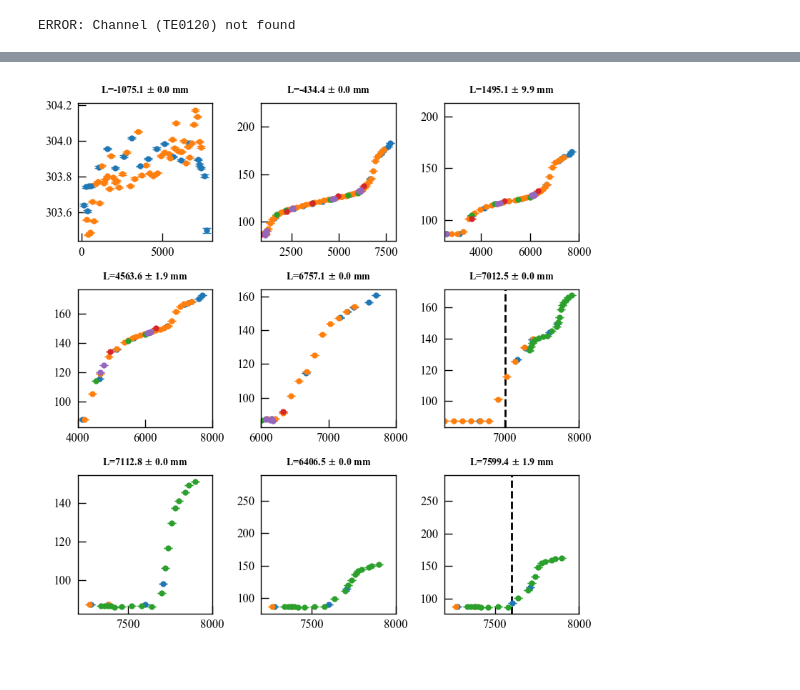
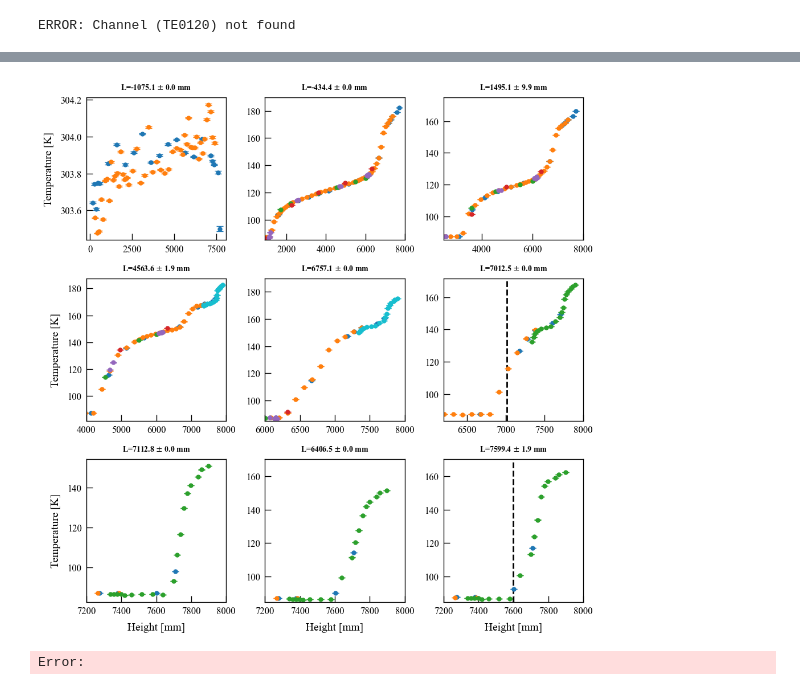
Before and after one commit to jcapo96/rtd, a Jupyter notebook: pdhd/ana/np04_filling.ipynb, the cells around one changed output, grey strips where cells are left out. Drawn from its saved outputs; the diff is of its cells as text; code cells hidden in the pictures.

```diff
--- a/pdhd/ana/np04_filling.ipynb
+++ b/pdhd/ana/np04_filling.ipynb
@@ -90,5 +93,5 @@ axes.legend(ncol=2)
 # %%
-fig, axes = plt.subplots(3, 3, figsize=(8, 8), sharex=False, sharey=False)
+fig, axes = plt.subplots(3, 3, figsize=(10, 10), sharex=False, sharey=False)
 axes = axes.flatten()
 hawai.makeProfiles(tini=t1, tend=t1 + deltat)
 axes[0].errorbar(hawai.profiles["Y"].values, hawai.profiles["temp"].values, yerr=hawai.profiles["err"].values, fmt="o", label=fr"HAWAI: {l1:.1f} $\pm$ {l1_err:.1f} mm", color="tab:blue")
@@ -131,6 +134,8 @@ wall.makeProfiles(tini=t4, tend=t4 + deltat)
 axes[3].errorbar(wall.profiles["Y"].values, wall.profiles["temp"].values, yerr=wall.profiles["err"].values, fmt="o", label=fr"WALL: {l4:.1f} $\pm$ {l4_err:.1f} mm", color="tab:red")
 apa.makeProfiles(tini=t4, tend=t4 + deltat)
 axes[3].errorbar(apa.profiles["Y"].values, apa.profiles["temp"].values, yerr=apa.profiles["err"].values, fmt="o", label=fr"APA: {l4:.1f} $\pm$ {l4_err:.1f} mm", color="tab:purple")
+ga1.makeProfiles(tini=t4, tend=t4 + deltat)
+axes[3].errorbar(ga1.profiles["Y"].values, ga1.profiles["temp"].values, yerr=ga1.profiles["err"].values, fmt="o", label=fr"GA-1: {l4:.1f} $\pm$ {l4_err:.1f} mm", color="tab:cyan")
 axes[3].set_title(fr"L={l4:.1f} $\pm$ {l4_err:.1f} mm", fontsize="small")
 ##########################
 hawai.makeProfiles(tini=t5, tend=t5 + deltat)
@@ -143,6 +148,8 @@ wall.makeProfiles(tini=t5, tend=t5 + deltat)
 axes[4].errorbar(wall.profiles["Y"].values, wall.profiles["temp"].values, yerr=wall.profiles["err"].values, fmt="o", label=fr"WALL: {l5:.1f} $\pm$ {l5_err:.1f} mm", color="tab:red")
 apa.makeProfiles(tini=t5, tend=t5 + deltat)
 axes[4].errorbar(apa.profiles["Y"].values, apa.profiles["temp"].values, yerr=apa.profiles["err"].values, fmt="o", label=fr"APA: {l5:.1f} $\pm$ {l5_err:.1f} mm", color="tab:purple")
+ga1.makeProfiles(tini=t5, tend=t5 + deltat)
+axes[4].errorbar(ga1.profiles["Y"].values, ga1.profiles["temp"].values, yerr=ga1.profiles["err"].values, fmt="o", label=fr"GA-1: {l5:.1f} $\pm$ {l5_err:.1f} mm", color="tab:cyan")
 axes[4].set_title(fr"L={l5:.1f} $\pm$ {l5_err:.1f} mm", fontsize="small")
 
 #########################
@@ -163,31 +170,46 @@ axes[6].errorbar(ga1.profiles["Y"].values, ga1.profiles["temp"].values, yerr=ga1
 axes[6].set_title(fr"L={l7:.1f} $\pm$ {l7_err:.1f} mm", fontsize="small")
 axes[6].axvline(l7, color="black", linestyle="--", label="Level")
 hawai.makeProfiles(tini=t8, tend=t8 + deltat)
 axes[7].errorbar(hawai.profiles["Y"].values, hawai.profiles["temp"].values, yerr=hawai.profiles["err"].values, fmt="o", label=fr"HAWAI: {l8:.1f} $\pm$ {l8_err:.1f} mm", color="tab:blue")
 tgrad.makeProfiles(tini=t8, tend=t8 + deltat)
 axes[7].errorbar(tgrad.profiles["Y"].values, tgrad.profiles["temp"].values, yerr=tgrad.profiles["err"].values, fmt="o", label=fr"TGRAD: {l8:.1f} $\pm$ {l8_err:.1f} mm", color="tab:orange")
 ga1.makeProfiles(tini=t8, tend=t8 + deltat)
 axes[7].errorbar(ga1.profiles["Y"].values, ga1.profiles["temp"].values, yerr=ga1.profiles["err"].values, fmt="o", label=fr"GA-1: {l8:.1f} $\pm$ {l8_err:.1f} mm", color="tab:green")
 axes[7].set_title(fr"L={l8:.1f} $\pm$ {l8_err:.1f} mm", fontsize="small")
 axes[7].axvline(l8, color="black", linestyle="--", label="Level")
 hawai.makeProfiles(tini=t9, tend=t9 + deltat)
 axes[8].errorbar(hawai.profiles["Y"].values, hawai.profiles["temp"].values, yerr=hawai.profiles["err"].values, fmt="o", label=fr"HAWAI: {l9:.1f} $\pm$ {l9_err:.1f} mm", color="tab:blue")
 tgrad.makeProfiles(tini=t9, tend=t9 + deltat)
 axes[8].errorbar(tgrad.profiles["Y"].values, tgrad.profiles["temp"].values, yerr=tgrad.profiles["err"].values, fmt="o", label=fr"TGRAD: {l9:.1f} $\pm$ {l9_err:.1f} mm", color="tab:orange")
 ga1.makeProfiles(tini=t9, tend=t9 + deltat)
 axes[8].errorbar(ga1.profiles["Y"].values, ga1.profiles["temp"].values, yerr=ga1.profiles["err"].values, fmt="o", label=fr"GA-1: {l9:.1f} $\pm$ {l9_err:.1f} mm", color="tab:green")
 axes[8].set_title(fr"L={l9:.1f} $\pm$ {l9_err:.1f} mm", fontsize="small")
 axes[8].axvline(l9, color="black", linestyle="--", label="Level")
 
 axes[1].set_xlim(900, 8000)
 axes[2].set_xlim(2500, 8000)
 axes[3].set_xlim(4000, 8000)
 axes[4].set_xlim(6000, 8000)
 axes[5].set_xlim(6200, 8000)
 axes[6].set_xlim(7200, 8000)
 axes[7].set_xlim(7200, 8000)
 axes[8].set_xlim(7200, 8000)
 
+axes[1].set_ylim(85, 190)
+axes[2].set_ylim(85, 175)
+axes[4].set_ylim(85, 190)
+axes[7].set_ylim(85, 170)
+axes[8].set_ylim(85, 170)
+
+axes[0].set_ylabel("Temperature [K]")
+axes[3].set_ylabel("Temperature [K]")
+axes[6].set_ylabel("Temperature [K]")
+
+axes[6].set_xlabel("Height [mm]")
+axes[7].set_xlabel("Height [mm]")
+axes[8].set_xlabel("Height [mm]")
+
 fig.tight_layout()
 # %% [output]
-[figure, old version]
+[figure, new version]
+Error:
```
Also changed, not shown: parts of 1 cell of this notebook, 24 other files.
